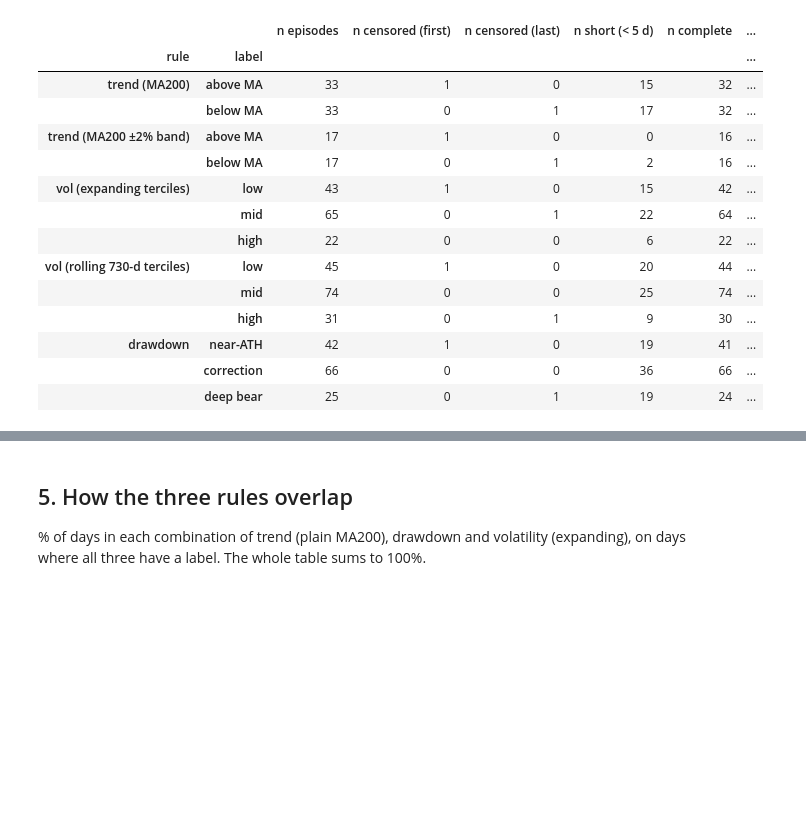
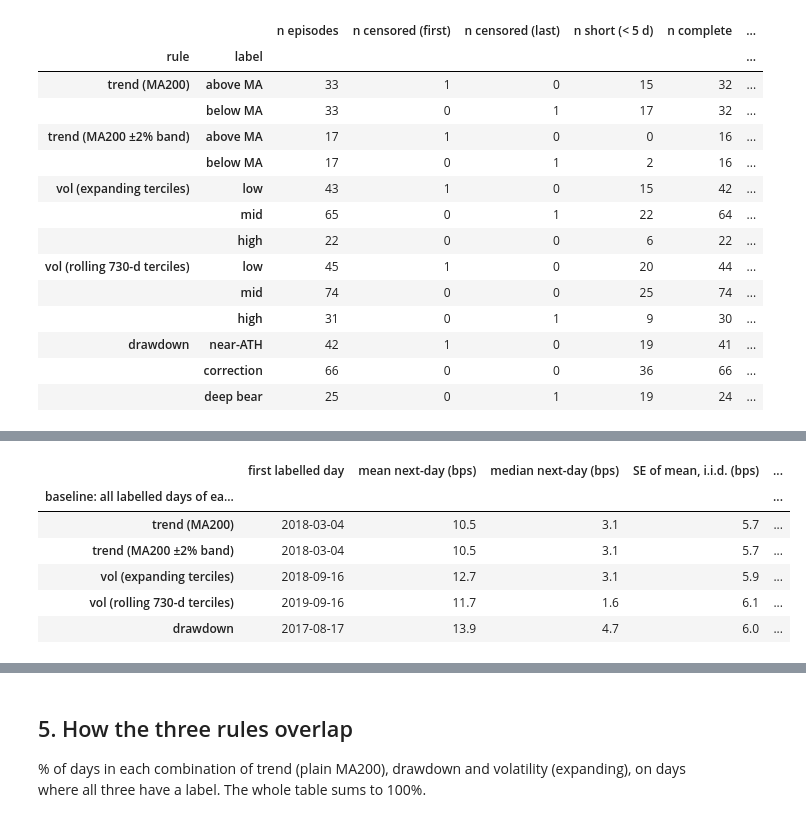
Before and after one commit to Alvarado-Maganna/crypto-quant-lab, a Jupyter notebook: notebooks/10_regimes.ipynb, the cells around one changed output, grey strips where cells are left out. Cells and saved outputs as stored; diff of their text form; code cells hidden in the pictures; blank space fills up the shorter version.

```diff
--- a/notebooks/10_regimes.ipynb
+++ b/notebooks/10_regimes.ipynb
@@ -419,0 +413,20 @@ all labelled days (drawdown rule): mean next-day 13.9 bps, median 4.7 bps, σ 3.
+# %%
+nd = pd.concat({RULES[c]: next_day_stats(labels[c], r).reindex(ORDER[c]) for c in RULES},
+               names=["rule", "label"])
+base_rows = []
+for c in RULES:
+    x = r.shift(-1)[labels[c].notna()].dropna()
+    base_rows.append({"rule": RULES[c], "first labelled day": labels[c].first_valid_index().date(),
+                      "mean next-day (bps)": 1e4 * x.mean(), "median next-day (bps)": 1e4 * x.median(),
+                      "SE of mean, i.i.d. (bps)": 1e4 * x.std() / math.sqrt(len(x)), "n days": len(x)})
+baseline = pd.DataFrame(base_rows).set_index("rule")
+display(baseline.round(1).rename_axis("baseline: all labelled days of each rule"))
+nd.round(1)
+# %% [output]
+|  | first labelled day | mean next-day (bps) | median next-day (bps) | SE of mean, i.i.d. (bps) | ... |
+| baseline: all labelled days of ea... |  |  |  |  | ... |
+| trend (MA200) | 2018-03-04 | 10.5 | 3.1 | 5.7 | ... |
+| trend (MA200 ±2% band) | 2018-03-04 | 10.5 | 3.1 | 5.7 | ... |
+| vol (expanding terciles) | 2018-09-16 | 12.7 | 3.1 | 5.9 | ... |
+| vol (rolling 730-d terciles) | 2019-09-16 | 11.7 | 1.6 | 6.1 | ... |
+| drawdown | 2017-08-17 | 13.9 | 4.7 | 6.0 | ... |
```
Also changed, not shown: parts of 13 cells of this notebook, 3 other files.
